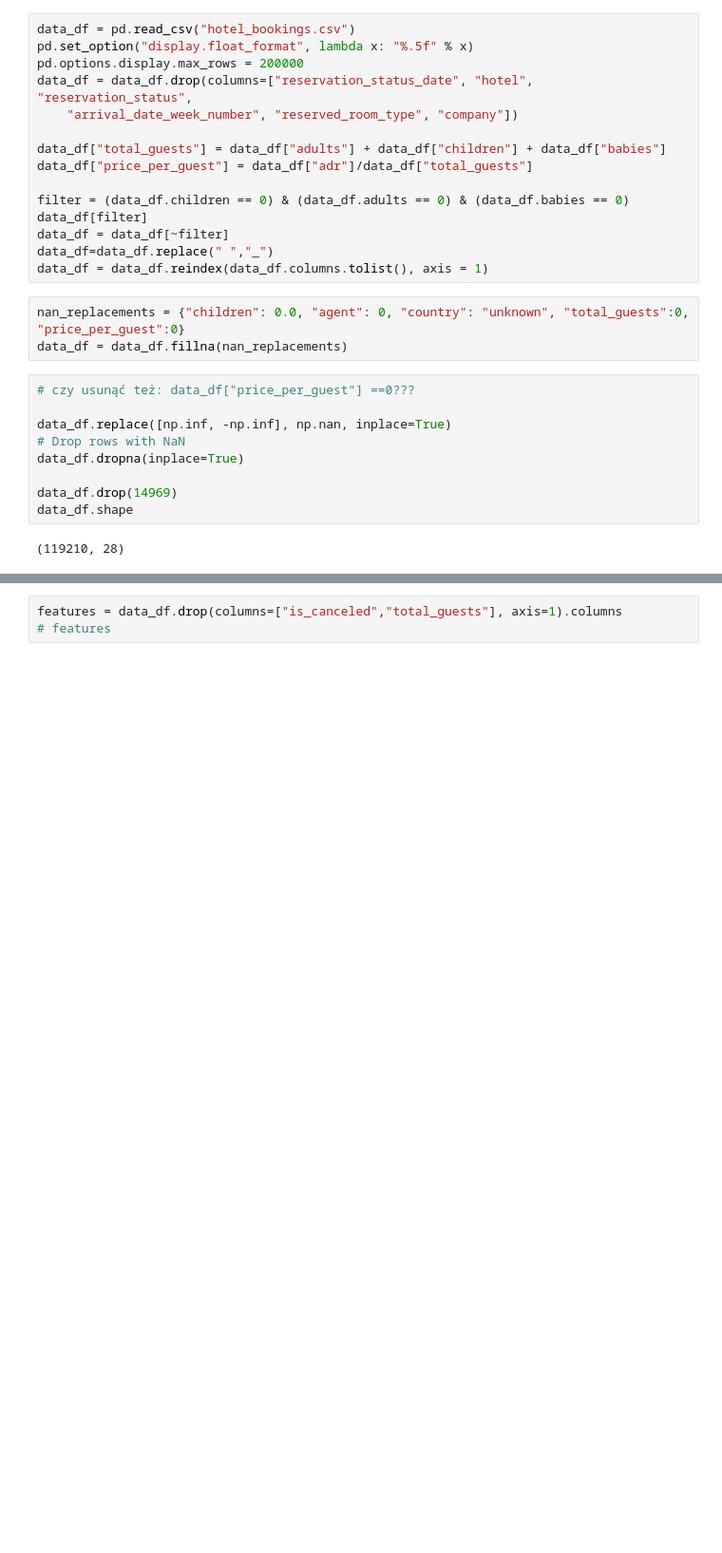
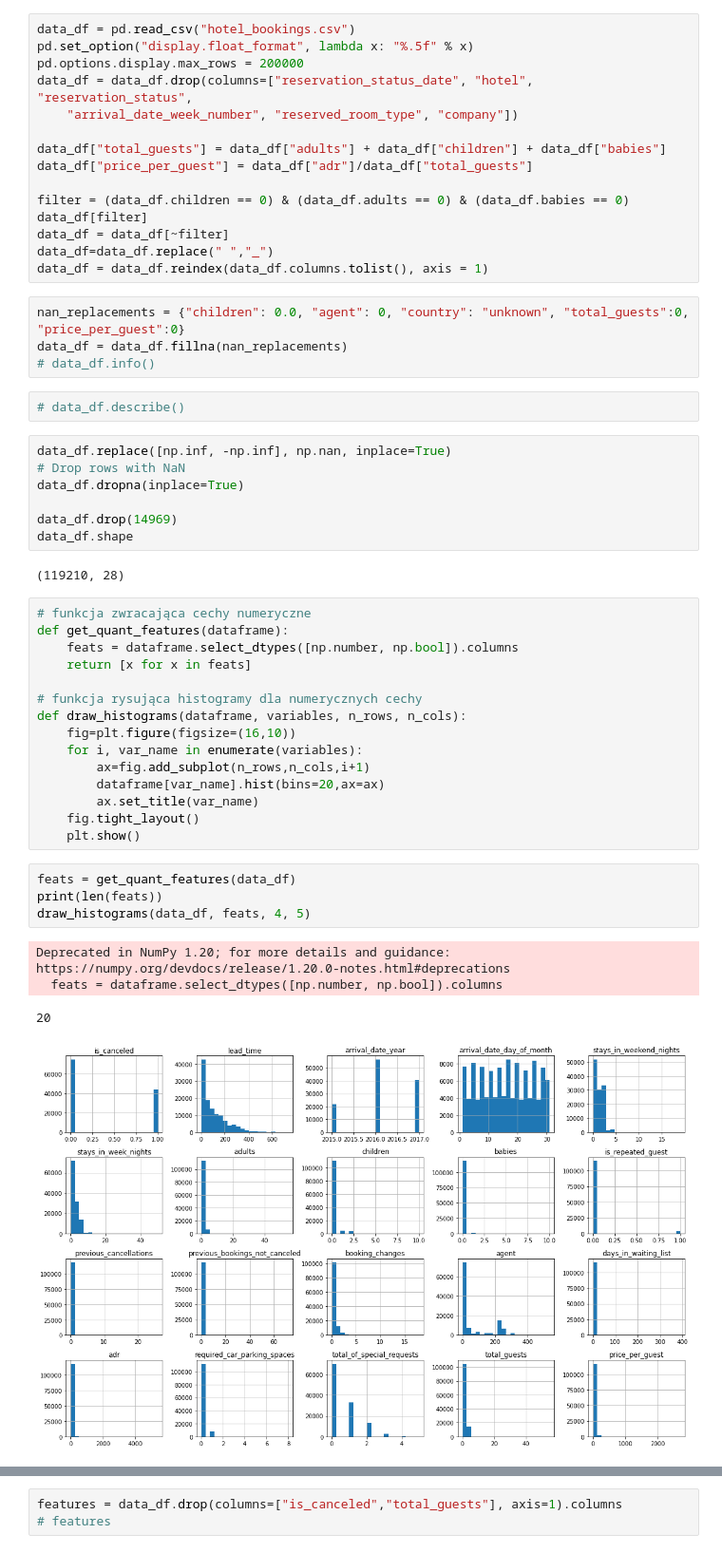
Before and after one commit to infoshareacademy/jdszr6-creative-masters, a Jupyter notebook: ML/roc_curve_conf_matrix.ipynb, the cells around one changed output, grey strips where cells are left out. Shown at 95% size. Cells and saved outputs as stored; diff of their text form; blank space fills up the shorter version.

```diff
--- a/ML/roc_curve_conf_matrix.ipynb
+++ b/ML/roc_curve_conf_matrix.ipynb
@@ -52,9 +52,10 @@ data_df = data_df.reindex(data_df.columns.tolist(), axis = 1)
 # %%
 nan_replacements = {"children": 0.0, "agent": 0, "country": "unknown", "total_guests":0, "price_per_guest":0}
 data_df = data_df.fillna(nan_replacements)
+# data_df.info()
+# %%
+# data_df.describe()
 # %%
-# czy usunąć też: data_df["price_per_guest"] ==0???
-
 data_df.replace([np.inf, -np.inf], np.nan, inplace=True)
 # Drop rows with NaN
 data_df.dropna(inplace=True)
@@ -63,3 +64,27 @@ data_df.drop(14969)
 data_df.shape
 # %% [output]
 (119210, 28)
+# %%
+# funkcja zwracająca cechy numeryczne
+def get_quant_features(dataframe):
+    feats = dataframe.select_dtypes([np.number, np.bool]).columns
+    return [x for x in feats]
+
+# funkcja rysująca histogramy dla numerycznych cechy
+def draw_histograms(dataframe, variables, n_rows, n_cols):
+    fig=plt.figure(figsize=(16,10))
+    for i, var_name in enumerate(variables):
+        ax=fig.add_subplot(n_rows,n_cols,i+1)
+        dataframe[var_name].hist(bins=20,ax=ax)
+        ax.set_title(var_name)
+    fig.tight_layout()
+    plt.show()
+# %%
+feats = get_quant_features(data_df)
+print(len(feats))
+draw_histograms(data_df, feats, 4, 5)
+# %% [output]
+Deprecated in NumPy 1.20; for more details and guidance: https://numpy.org/devdocs/release/1.20.0-notes.html#deprecations
+  feats = dataframe.select_dtypes([np.number, np.bool]).columns
+20
+[figure, added]
```
Also changed, not shown: parts of 17 cells of this notebook, 1 other file.
